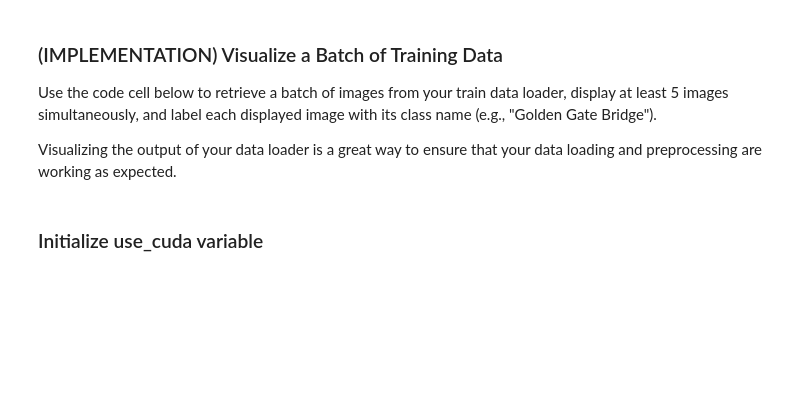
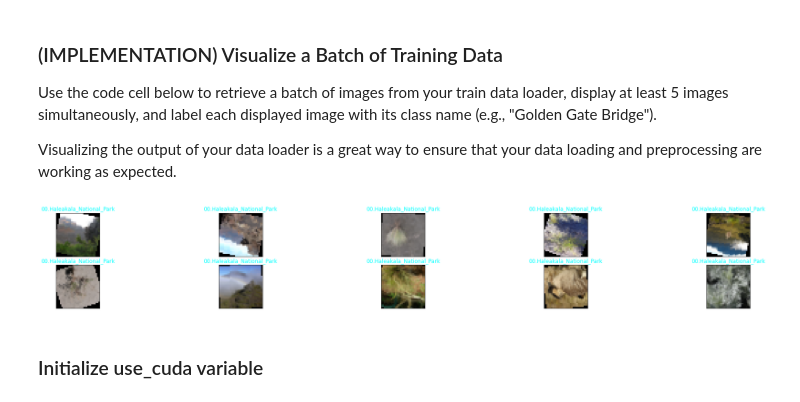
Before and after one commit to mbenmahdjoub/landmarkClassification, a Jupyter notebook: landmark_project/landmark.ipynb, the cells around one changed output. Cells and saved outputs as stored; diff of their text form; code cells hidden in the pictures; blank space fills up the shorter version.

Commit message:
Visualize few images

```diff
--- a/landmark_project/landmark.ipynb
+++ b/landmark_project/landmark.ipynb
@@ -167,11 +168,22 @@ Visualizing the output of your data loader is a great way to ensure that your da
 # %%
 import matplotlib.pyplot as plt
 %matplotlib inline
 
 ## TODO: visualize a batch of the train data loader
-
+batch = iter(train_loader)
+images, labels = batch.next()
+images = images.numpy()
 ## the class names can be accessed at the `classes` attribute
 ## of your dataset object (e.g., `train_dataset.classes`)
+classes = train_valid_data.classes
+fig = plt.figure(figsize=(32, 4))
+for i in range(10):
+    ax = fig.add_subplot(2, 5, i+1, xticks=[], yticks=[])
+    images[i] = images[i]/2 +0.5
+    plt.imshow(np.transpose(images[i], (1, 2, 0)))
+    ax.set_title(classes[labels[i]], color='cyan')
+# %% [output]
+[figure, added]
 # %% [markdown]
 ### Initialize use_cuda variable
 # %%
```
Also changed, not shown: parts of 1 cell of this notebook.
